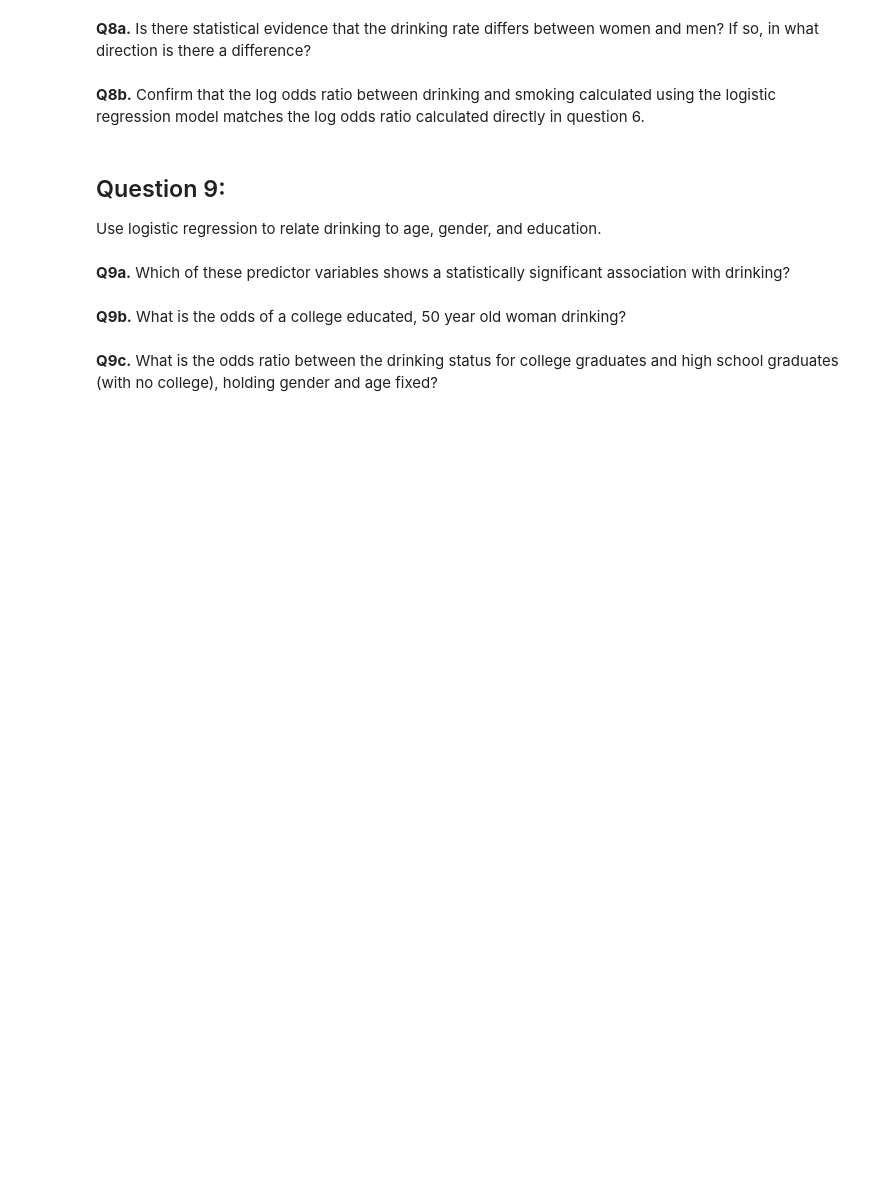
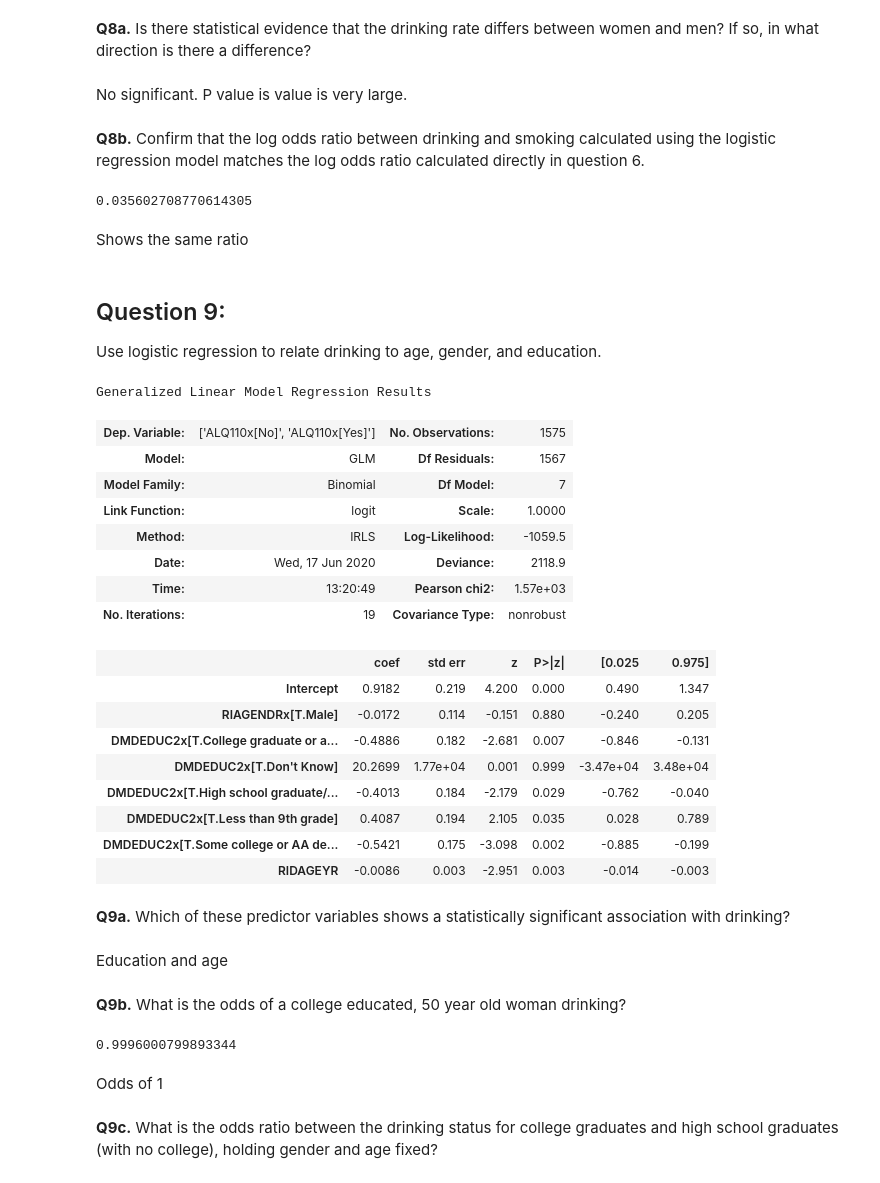
Before and after one commit to hemanthboinpally/Statistics-with-Python-UMich, a Jupyter notebook: 3-FittingStatistical Models/week2_3_nhanes_practice.ipynb, the cells around one changed output. Drawn from its saved outputs; the diff is of its cells as text; code cells hidden in the pictures; blank space fills up the shorter version.

```diff
--- a/3-FittingStatistical Models/week2_3_nhanes_practice.ipynb
+++ b/3-FittingStatistical Models/week2_3_nhanes_practice.ipynb
@@ -363,0 +405,3 @@ Generate a binary variable reflecting whether a person has had at least 12 drink
+# %%
+# Create a labeled version of the gender variable
+da["RIAGENDRx"] = da.RIAGENDR.replace({1: "Male", 2: "Female"})
@@ -374,7 +522,15 @@ Use logistic regression to express the log odds that a person drinks (based on t
 # %% [markdown]
 __Q8a.__ Is there statistical evidence that the drinking rate differs between women and men?  If so, in what direction is there a difference?
+# %% [markdown]
+No significant. P value is value is very large.
 # %% [markdown]
 __Q8b.__ Confirm that the log odds ratio between drinking and smoking calculated using the logistic regression model matches the log odds ratio calculated directly in question 6.
+# %%
+c.logodds.Male - c.logodds.Female
+# %% [output]
+0.035602708770614305
+# %% [markdown]
+Shows the same ratio
 # %% [markdown]
 ## Question 9:
 
@@ -384,6 +538,37 @@ Use logistic regression to relate drinking to age, gender, and education.
+# %%
+model = sm.GLM.from_formula("ALQ110x ~ RIAGENDRx + RIDAGEYR + DMDEDUC2x", family=sm.families.Binomial(), data=da)
+result = model.fit()
+result.summary()
+# %% [output]
+Generalized Linear Model Regression Results
+| Dep. Variable: | ['ALQ110x[No]', 'ALQ110x[Yes]'] | No. Observations: | 1575 |
+| Model: | GLM | Df Residuals: | 1567 |
+| Model Family: | Binomial | Df Model: | 7 |
+| Link Function: | logit | Scale: | 1.0000 |
+| Method: | IRLS | Log-Likelihood: | -1059.5 |
+| Date: | Wed, 17 Jun 2020 | Deviance: | 2118.9 |
+| Time: | 13:20:49 | Pearson chi2: | 1.57e+03 |
+| No. Iterations: | 19 | Covariance Type: | nonrobust |
+|  | coef | std err | z | P>|z| | [0.025 | 0.975] |
+| Intercept | 0.9182 | 0.219 | 4.200 | 0.000 | 0.490 | 1.347 |
+| RIAGENDRx[T.Male] | -0.0172 | 0.114 | -0.151 | 0.880 | -0.240 | 0.205 |
+| DMDEDUC2x[T.College graduate or a... | -0.4886 | 0.182 | -2.681 | 0.007 | -0.846 | -0.131 |
+| DMDEDUC2x[T.Don't Know] | 20.2699 | 1.77e+04 | 0.001 | 0.999 | -3.47e+04 | 3.48e+04 |
+| DMDEDUC2x[T.High school graduate/... | -0.4013 | 0.184 | -2.179 | 0.029 | -0.762 | -0.040 |
+| DMDEDUC2x[T.Less than 9th grade] | 0.4087 | 0.194 | 2.105 | 0.035 | 0.028 | 0.789 |
+| DMDEDUC2x[T.Some college or AA de... | -0.5421 | 0.175 | -3.098 | 0.002 | -0.885 | -0.199 |
+| RIDAGEYR | -0.0086 | 0.003 | -2.951 | 0.003 | -0.014 | -0.003 |
 # %% [markdown]
 __Q9a.__ Which of these predictor variables shows a statistically significant association with drinking?
+# %% [markdown]
+Education and age
 # %% [markdown]
 __Q9b.__ What is the odds of a college educated, 50 year old woman drinking?
+# %%
+np.exp(-0.0086 * 50 + 0.9182 + -0.4886)
+# %% [output]
+0.9996000799893344
+# %% [markdown]
+Odds of 1
 # %% [markdown]
 __Q9c.__ What is the odds ratio between the drinking status for college graduates and high school graduates (with no college), holding gender and age fixed?
```
Also changed, not shown: parts of 39 cells of this notebook.
